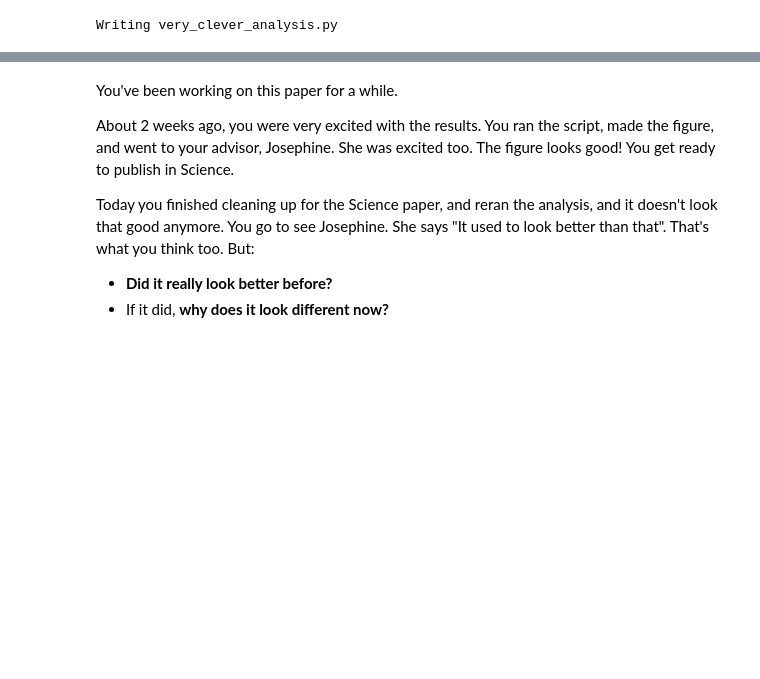
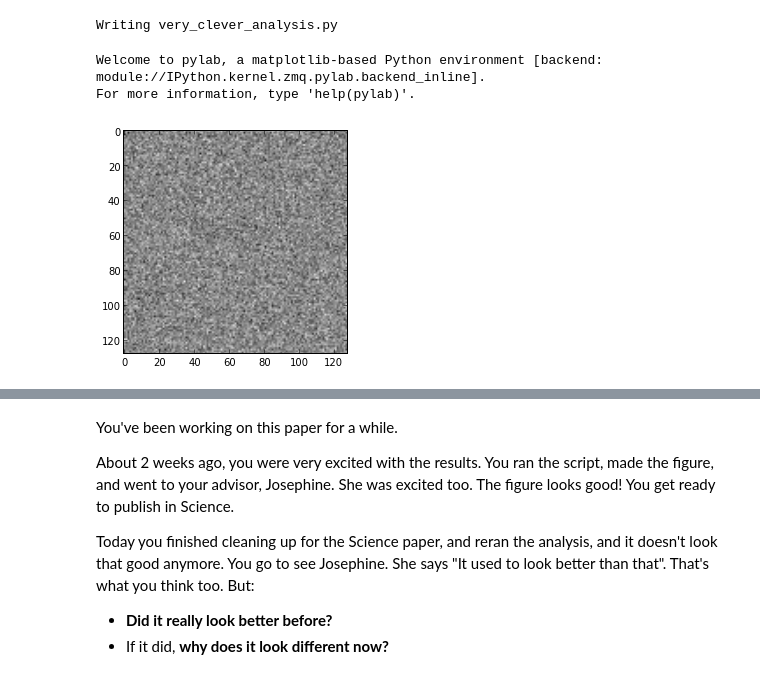
Before and after one commit to practical-neuroimaging/pna-notebooks, a Jupyter notebook: roll_your_own_cms.ipynb, the cells around one changed output, grey strips where cells are left out. Drawn from its saved outputs; the diff is of its cells as text; code cells hidden in the pictures; blank space fills up the shorter version.

```diff
--- a/roll_your_own_cms.ipynb
+++ b/roll_your_own_cms.ipynb
@@ -111,3 +108,13 @@ Writing very_clever_analysis.py
+# %%
+# Write the analysis figure to disk as a png file.
+%pylab inline
+more_random_data = np.random.normal(size=(128, 128))
+plt.imshow(more_random_data, cmap='gray')
+plt.savefig('stunning_figure.png')
+# %% [output]
+Welcome to pylab, a matplotlib-based Python environment [backend: module://IPython.kernel.zmq.pylab.backend_inline].
+For more information, type 'help(pylab)'.
+[figure, added]
 # %%
 import os
 os.listdir('.')
```
Also changed, not shown: parts of 285 cells of this notebook.
